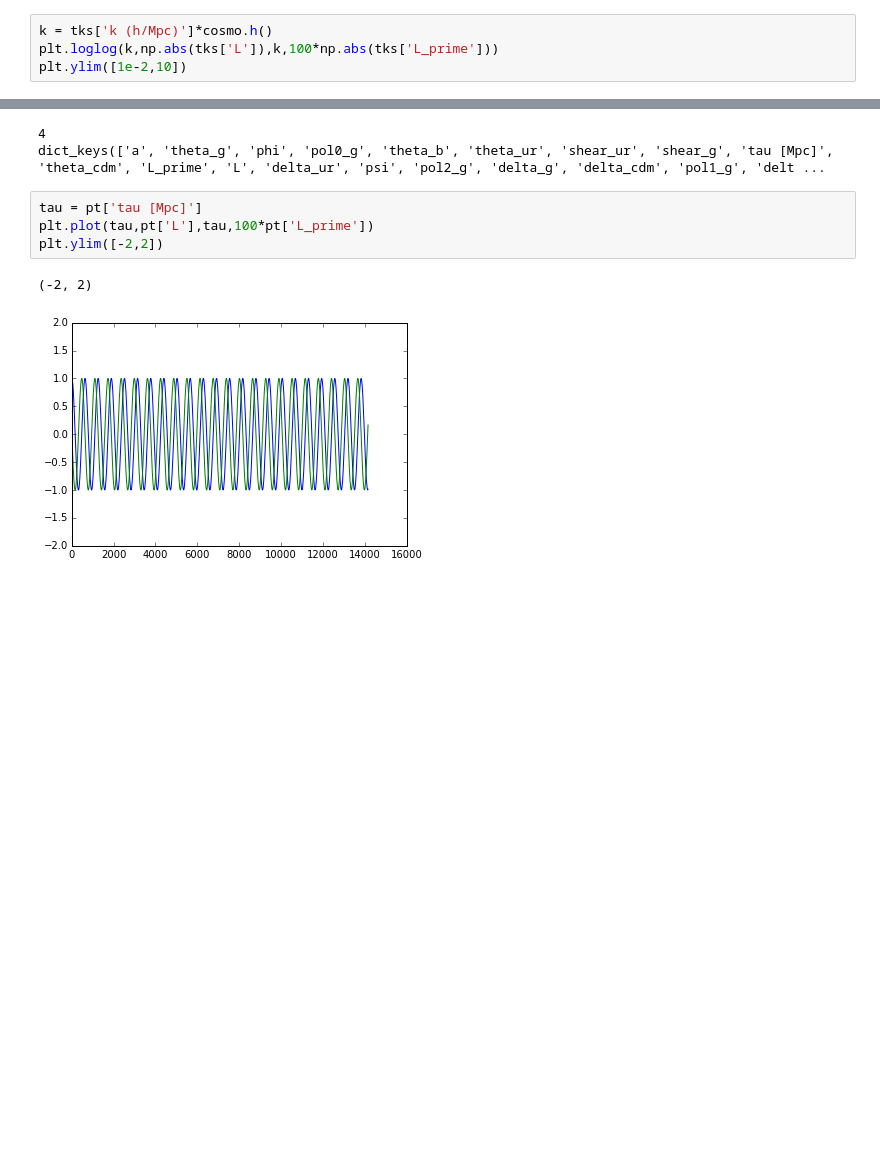
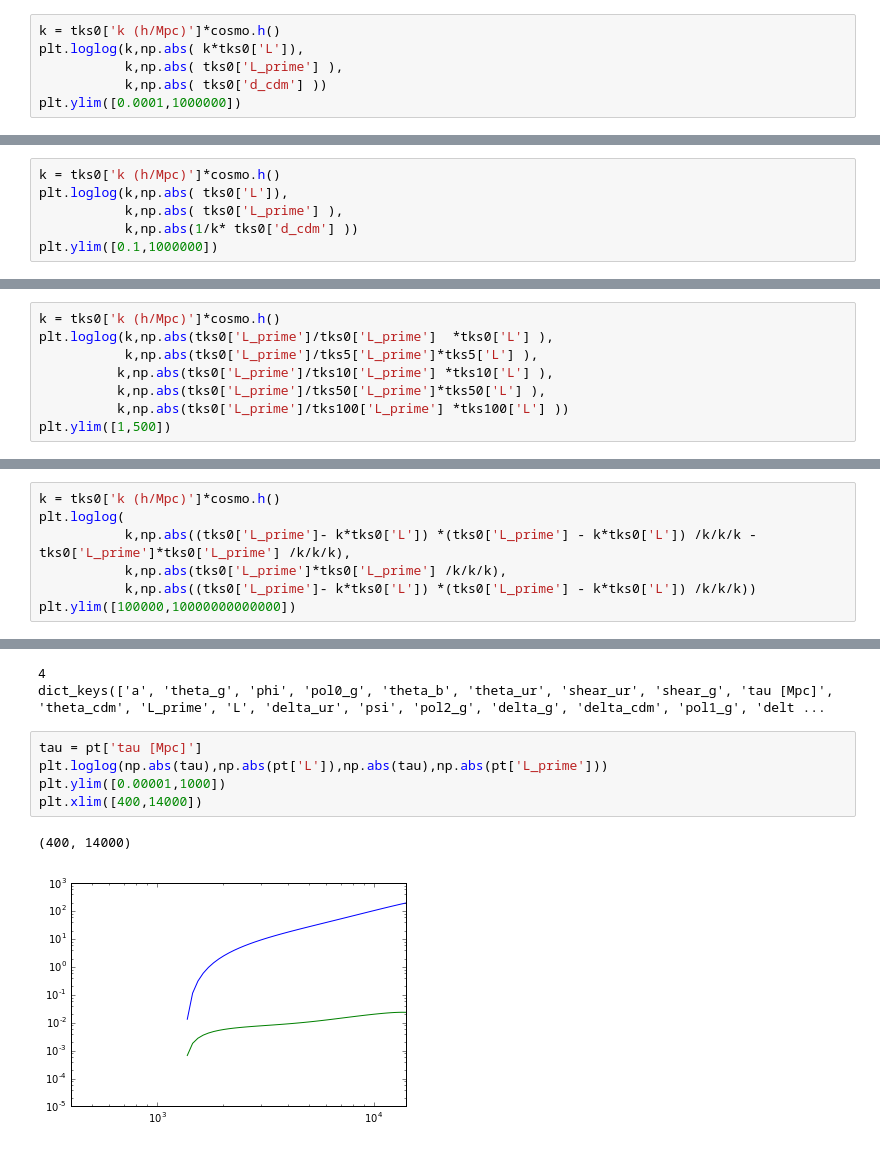
Before and after one commit to ThomasTram/CLASSmods, a Jupyter notebook: Plot_Spatial_Gauge.ipynb, the cells around one changed output, grey strips where cells are left out. Drawn from its saved outputs; the diff is of its cells as text; blank space fills up the shorter version.

```diff
--- a/Plot_Spatial_Gauge.ipynb
+++ b/Plot_Spatial_Gauge.ipynb
@@ -23,5 +45,7 @@ dict_keys(['d_tot', 'L_prime', 'L', 'd_ur', 'd_cdm', 'd_b', 'd_g', 'k (h/Mpc)'])
 # %%
-k = tks['k (h/Mpc)']*cosmo.h()
-plt.loglog(k,np.abs(tks['L']),k,100*np.abs(tks['L_prime']))
-plt.ylim([1e-2,10])
+k = tks0['k (h/Mpc)']*cosmo.h()
+plt.loglog(k,np.abs( k*tks0['L']),
+           k,np.abs( tks0['L_prime'] ),
+           k,np.abs( tks0['d_cdm'] ))
+plt.ylim([0.0001,1000000])
 # %% [output]
@@ -29,0 +54,6 @@ plt.ylim([1e-2,10])
+# %%
+k = tks0['k (h/Mpc)']*cosmo.h()
+plt.loglog(k,np.abs( tks0['L']),
+           k,np.abs( tks0['L_prime'] ),
+           k,np.abs(1/k* tks0['d_cdm'] ))
+plt.ylim([0.1,1000000])
@@ -29,0 +63,8 @@ plt.ylim([1e-2,10])
+# %%
+k = tks0['k (h/Mpc)']*cosmo.h()
+plt.loglog(k,np.abs(tks0['L_prime']/tks0['L_prime']  *tks0['L'] ),
+           k,np.abs(tks0['L_prime']/tks5['L_prime']*tks5['L'] ),
+          k,np.abs(tks0['L_prime']/tks10['L_prime'] *tks10['L'] ),
+          k,np.abs(tks0['L_prime']/tks50['L_prime']*tks50['L'] ),
+          k,np.abs(tks0['L_prime']/tks100['L_prime'] *tks100['L'] ))
+plt.ylim([1,500])
@@ -29,0 +76,7 @@ plt.ylim([1e-2,10])
+# %%
+k = tks0['k (h/Mpc)']*cosmo.h()
+plt.loglog(
+           k,np.abs((tks0['L_prime']- k*tks0['L']) *(tks0['L_prime'] - k*tks0['L']) /k/k/k - tks0['L_prime']*tks0['L_prime'] /k/k/k),
+           k,np.abs(tks0['L_prime']*tks0['L_prime'] /k/k/k),
+           k,np.abs((tks0['L_prime']- k*tks0['L']) *(tks0['L_prime'] - k*tks0['L']) /k/k/k))
+plt.ylim([100000,10000000000000])
@@ -37,8 +93,9 @@ print pt.viewkeys()
 dict_keys(['a', 'theta_g', 'phi', 'pol0_g', 'theta_b', 'theta_ur', 'shear_ur', 'shear_g', 'tau [Mpc]', 'theta_cdm', 'L_prime', 'L', 'delta_ur', 'psi', 'pol2_g', 'delta_g', 'delta_cdm', 'pol1_g', 'delt ...
 # %%
 tau = pt['tau [Mpc]']
-plt.plot(tau,pt['L'],tau,100*pt['L_prime'])
-plt.ylim([-2,2])
+plt.loglog(np.abs(tau),np.abs(pt['L']),np.abs(tau),np.abs(pt['L_prime']))
+plt.ylim([0.00001,1000])
+plt.xlim([400,14000])
 # %% [output]
-(-2, 2)
+(400, 14000)
-[figure, old version]
+[figure, new version]
```
Also changed, not shown: parts of 9 cells of this notebook, 2 other files.
